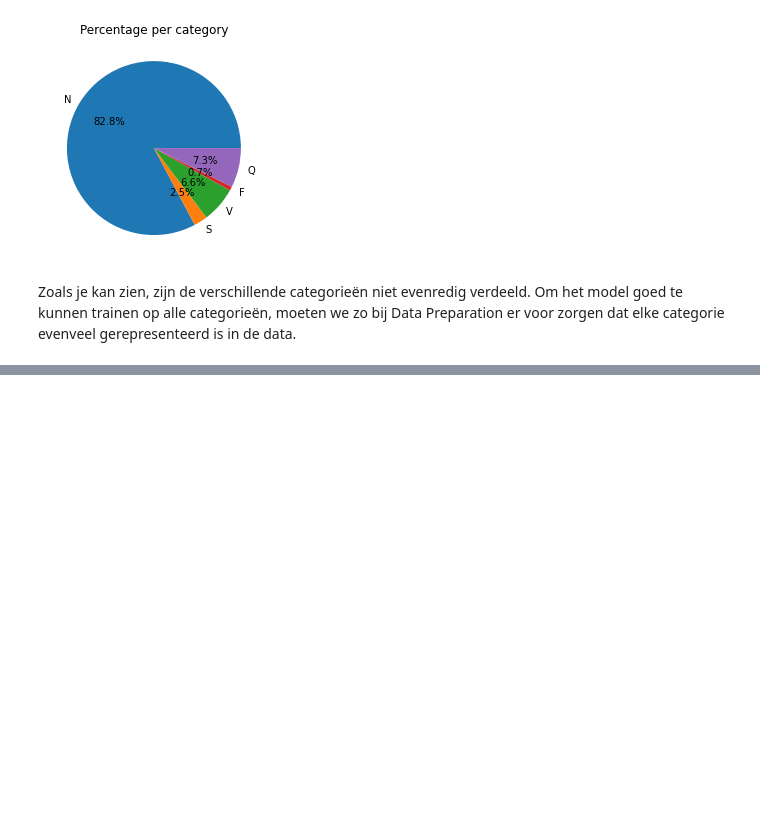
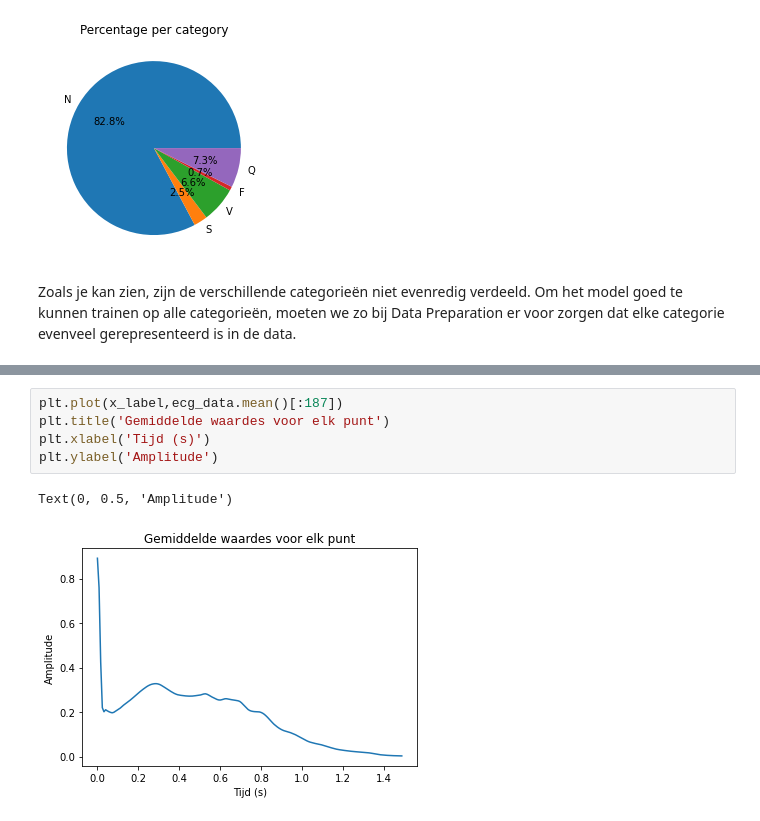
Before and after one commit to Mirmidion/PoC-Groep1, a Jupyter notebook: ECGData.ipynb, the cells around one changed output, grey strips where cells are left out. Saved outputs shown, nothing was run; the diff lists cells and outputs as text; blank space fills up the shorter version.

```diff
--- a/ECGData.ipynb
+++ b/ECGData.ipynb
@@ -138,0 +114,8 @@ plt.show()
+# %%
+plt.plot(x_label,ecg_data.mean()[:187])
+plt.title('Gemiddelde waardes voor elk punt')
+plt.xlabel('Tijd (s)')
+plt.ylabel('Amplitude')
+# %% [output]
+Text(0, 0.5, 'Amplitude')
+[figure, added]
```
Also changed, not shown: parts of 11 cells of this notebook, 18 other files.
